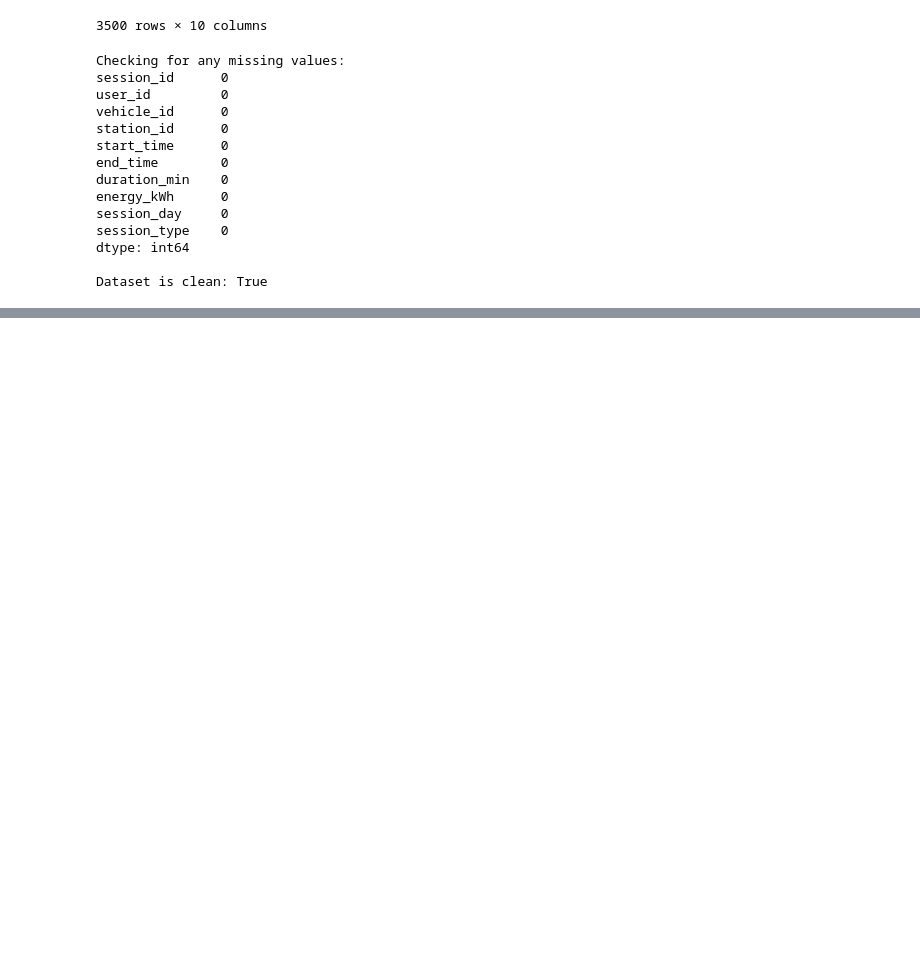
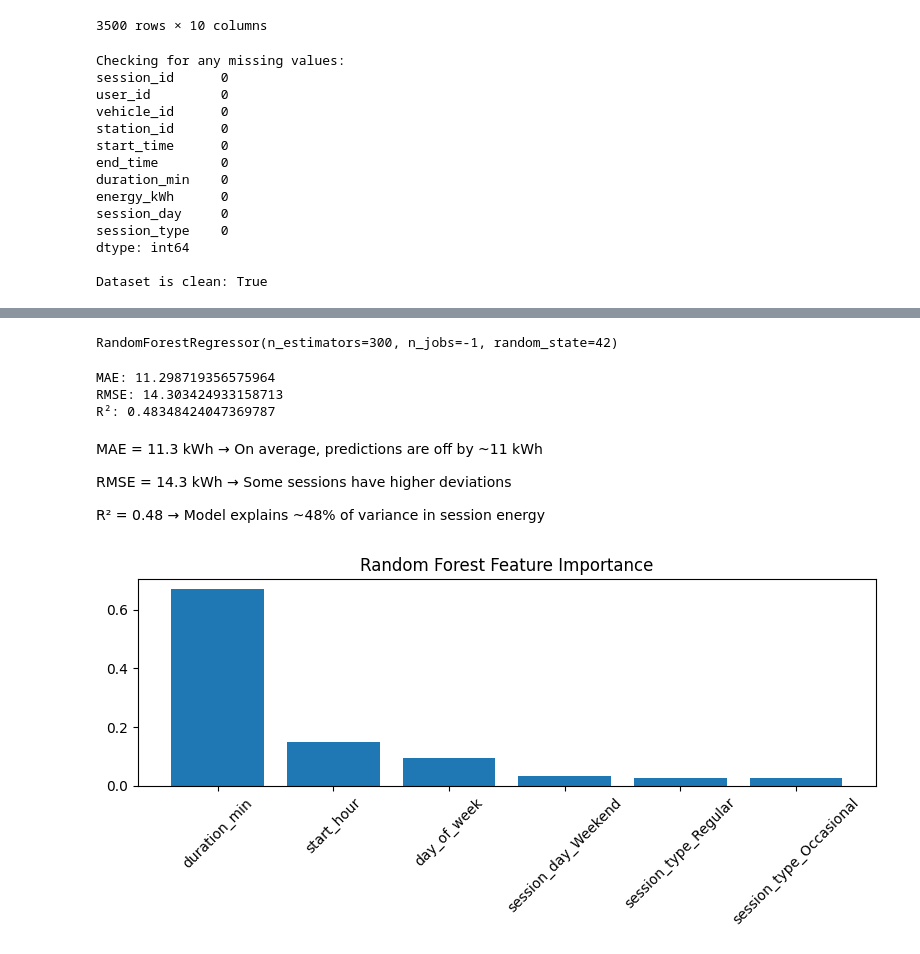
Before and after one commit to anirudh9280/EvoCharge, a Jupyter notebook: data/ev_charging_sessions/charging_sessions.ipynb, the cells around one changed output, grey strips where cells are left out. Drawn from its saved outputs; the diff is of its cells as text; code cells hidden in the pictures; blank space fills up the shorter version.

Commit message:
Update data files and add random forest regression notebook

```diff
--- a/data/ev_charging_sessions/charging_sessions.ipynb
+++ b/data/ev_charging_sessions/charging_sessions.ipynb
@@ -138,0 +154,71 @@ Dataset is clean: True
+# %%
+features = [
+    "duration_min",
+    "start_hour",
+    "day_of_week",
+    "session_type_Occasional",
+    "session_type_Regular",
+    "session_day_Weekend"
+]
+
+X = df_encoded[features].copy()
+y = df_encoded["energy_kWh"].copy()
+# %%
+from sklearn.model_selection import train_test_split
+
+X_train, X_test, y_train, y_test = train_test_split(
+    X.copy(), y.copy(), test_size=0.2, random_state=42
+)
+# %%
+from sklearn.ensemble import RandomForestRegressor
+
+rf = RandomForestRegressor(
+    n_estimators=300,
+    max_depth=None,
+    min_samples_split=2,
+    min_samples_leaf=1,
+    random_state=42,
+    n_jobs=-1
+)
+
+rf.fit(X_train.copy(), y_train.copy())
+# %% [output]
+RandomForestRegressor(n_estimators=300, n_jobs=-1, random_state=42)
+# %%
+from sklearn.metrics import mean_absolute_error, mean_squared_error, r2_score
+import numpy as np
+
+y_pred = rf.predict(X_test.copy())
+
+mae = mean_absolute_error(y_test.copy(), y_pred)
+rmse = np.sqrt(mean_squared_error(y_test.copy(), y_pred))
+r2 = r2_score(y_test.copy(), y_pred)
+
+print("MAE:", mae)
+print("RMSE:", rmse)
+print("R²:", r2)
+# %% [output]
+MAE: 11.298719356575964
+RMSE: 14.303424933158713
+R²: 0.48348424047369787
+# %% [markdown]
+MAE = 11.3 kWh → On average, predictions are off by ~11 kWh
+
+RMSE = 14.3 kWh → Some sessions have higher deviations
+
+R² = 0.48 → Model explains ~48% of variance in session energy
+# %%
+import matplotlib.pyplot as plt
+import numpy as np
+
+importances = rf.feature_importances_
+indices = np.argsort(importances)[::-1]
+
+plt.figure(figsize=(8,4))
+plt.bar(range(len(features)), importances[indices])
+plt.xticks(range(len(features)), np.array(features)[indices], rotation=45)
+plt.title("Random Forest Feature Importance")
+plt.tight_layout()
+plt.show()
+# %% [output]
+[figure, added]
```
Also changed, not shown: parts of 9 cells of this notebook, 4 other files.
